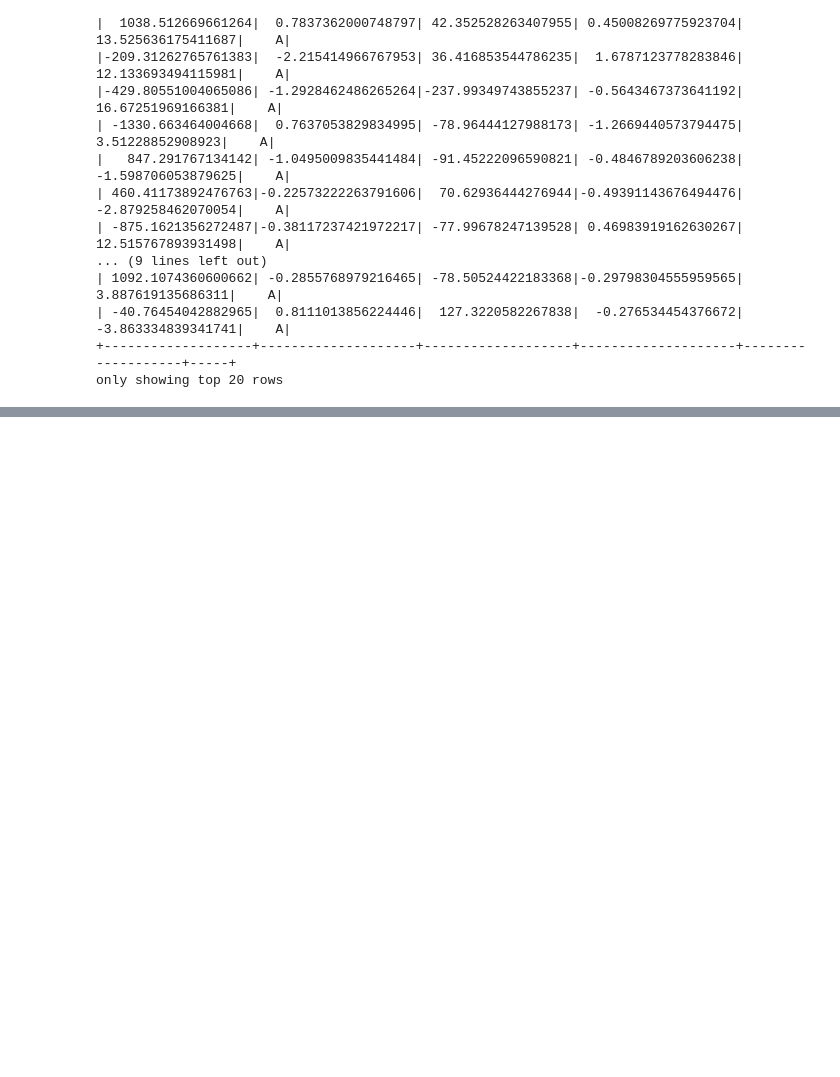
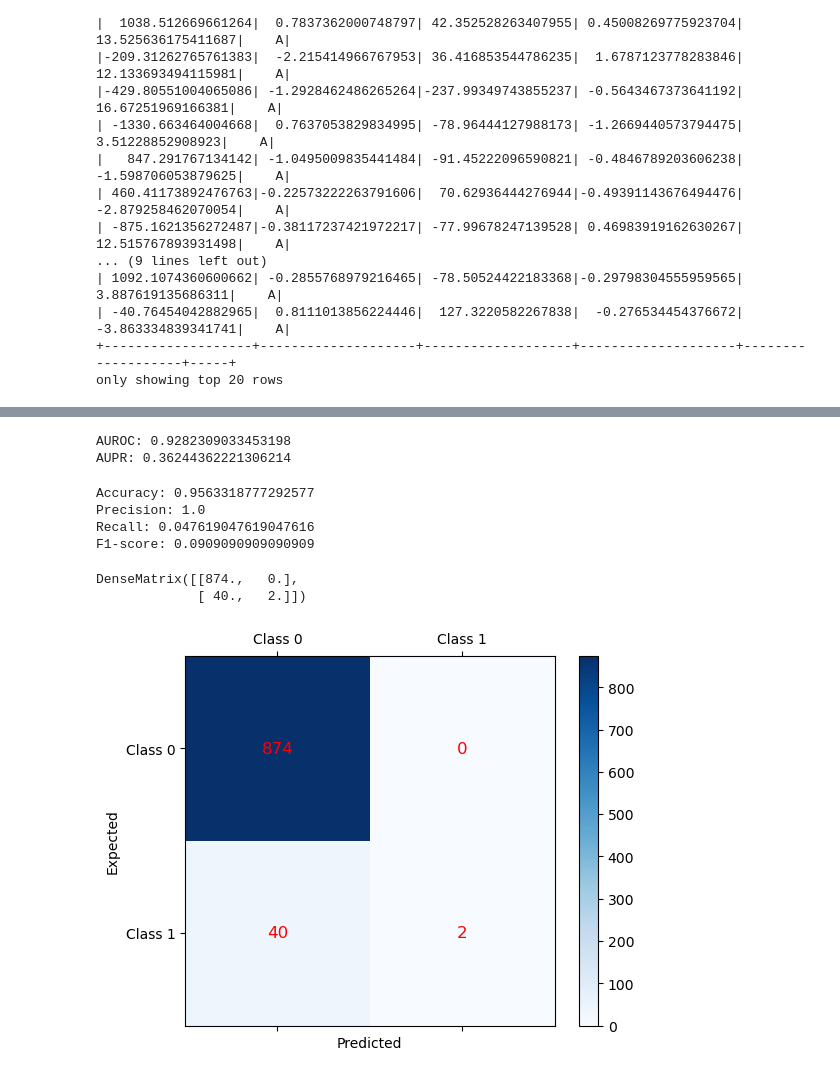
Before and after one commit to LimSzeZhong/medium_files, a Jupyter notebook: 20231109 Class Imbalance 1.ipynb, the cells around one changed output, grey strips where cells are left out. Saved outputs shown, nothing was run; the diff lists cells and outputs as text; code cells hidden in the pictures; blank space fills up the shorter version.

Commit message:
Update 20231109 Class Imbalance 1.ipynb
Updated to include undersampling oversampling and smote

```diff
--- a/20231109 Class Imbalance 1.ipynb
+++ b/20231109 Class Imbalance 1.ipynb
@@ -45,7 +53,7 @@ df = pd.DataFrame(data)
 # Introduce class imbalance by assigning one class more samples
 # In this example, Class A has the majority and Class B has the minority
 # You can adjust the imbalance ratio as needed
-imbalance_ratio = 0.005  # 0.5% Class B samples
+imbalance_ratio = 0.05  # 5% Class B samples
 class_b_samples = int(total_samples * imbalance_ratio)
 total_class_b_samples = - class_b_samples
 print(f"There are total of {-total_class_b_samples} Class B samples.")
@@ -114,0 +253,10 @@ only showing top 20 rows
+# %%
+# Initiate the Random Forest Classifier Model
+rf_model = train_model(train_data)
+# %%
+# Test the Model
+prediction = test_model(test_data, rf_model)
+
+# To see what the output looks like. There will be additional columns.
+# rawPrediction, probability, prediction
+print(prediction.toPandas().head())
@@ -114,0 +281,53 @@ only showing top 20 rows
+# %%
+# Evaluate the model using a BinaryClassificationEvaluator
+evaluator = BinaryClassificationEvaluator(labelCol='label')
+auroc = evaluator.evaluate(prediction,{evaluator.metricName:'areaUnderROC'})
+aupr = evaluator.evaluate(prediction,{evaluator.metricName:'areaUnderPR'})
+
+print(f"AUROC: {auroc}")
+print(f"AUPR: {aupr}")
+# %% [output]
+AUROC: 0.9282309033453198
+AUPR: 0.36244362221306214
+# %%
+# Evaluate using MultiClass Metrics
+pred_rdd = prediction.select('prediction','label').rdd.map(tuple)
+metrics = MulticlassMetrics(pred_rdd)
+accuracy_o = metrics.accuracy   # Positive class
+precision_o = metrics.precision(1.0)  # Positive class
+recall_o = metrics.recall(1.0)  # Positive class
+f1_o = metrics.fMeasure(1.0)  # Positive class
+
+print("Accuracy:", accuracy_o)
+print("Precision:", precision_o)
+print("Recall:", recall_o)
+print("F1-score:", f1_o)
+# %% [output]
+Accuracy: 0.9563318777292577
+Precision: 1.0
+Recall: 0.047619047619047616
+F1-score: 0.0909090909090909
+# %%
+# Returns confusion matrix: predicted classes are in columns, they are ordered by class label ascending, as in “labels”.
+# Meaning 0 1 in columns. Rows also 0 then 1.
+print(metrics.confusionMatrix())
+
+confusion_matrix = metrics.confusionMatrix().toArray()
+labels = ['Class 0', 'Class 1']
+fig = plt.figure()
+ax = fig.add_subplot(111)
+cax = ax.matshow(confusion_matrix, cmap=plt.cm.Blues)
+# Add actual values to the cells
+for i in range(len(labels)):
+    for j in range(len(labels)):
+        plt.text(j, i, str(int(confusion_matrix[i, j])), fontsize=12, ha='center', va='center', color='red')
+fig.colorbar(cax)
+ax.set_xticklabels([''] + labels)
+ax.set_yticklabels([''] + labels)
+plt.xlabel('Predicted')
+plt.ylabel('Expected')
+plt.show()
+# %% [output]
+DenseMatrix([[874.,   0.],
+             [ 40.,   2.]])
+[figure, added]
```
Also changed, not shown: parts of 36 cells of this notebook.
